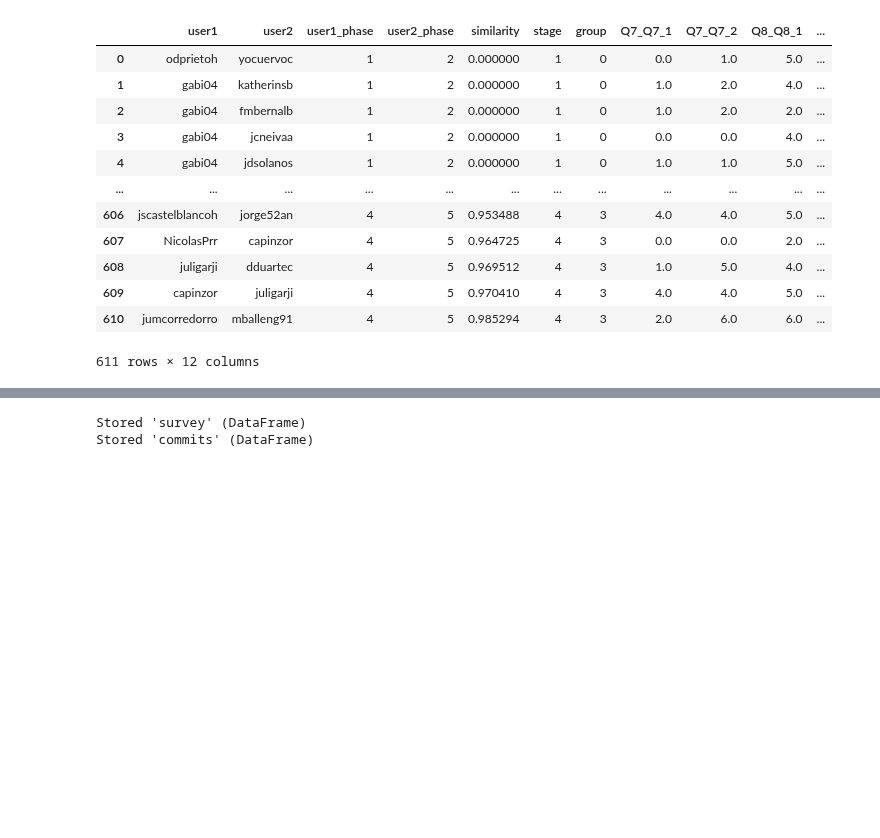
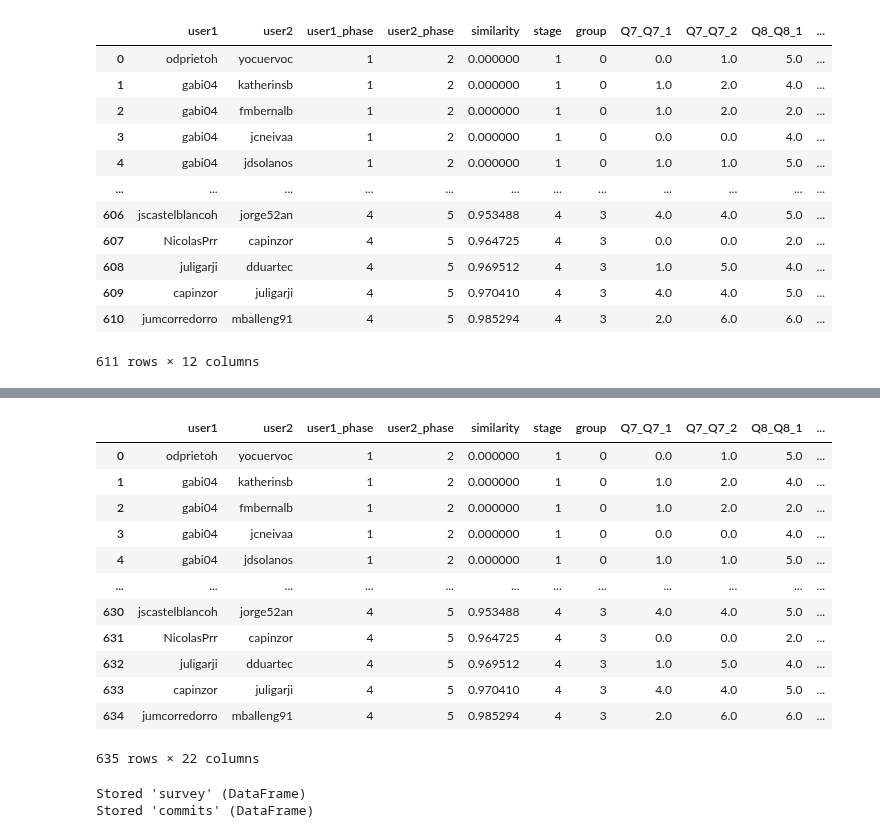
Before and after one commit to ironhacks/spring-2017-analysis, a Jupyter notebook: spring-2017/script/analysis/Panel-Data-Relational-Novelty.ipynb, the cells around one changed output, grey strips where cells are left out. Cells and saved outputs as stored; diff of their text form; code cells hidden in the pictures; blank space fills up the shorter version.

Commit message:
improvement scores relate to novelty

```diff
--- a/spring-2017/script/analysis/Panel-Data-Relational-Novelty.ipynb
+++ b/spring-2017/script/analysis/Panel-Data-Relational-Novelty.ipynb
@@ -187,0 +185,3 @@ end
+# %%
+improve_scores['stage'] = improve_scores['stage'] - 1
+improve_scores
@@ -187,0 +202,19 @@ end
+# %%
+scores_novelty = pd.merge(end, improve_scores[['Student', 'stage', 'improve-ur', 'improve-vis', 'improve-total', 'improve-novel', 'improve-tech']], how='left', left_on=['user2', 'stage'], right_on =['Student', 'stage'] )
+scores_novelty['count'] = scores_novelty['count'].fillna(0)
+scores_novelty = scores_novelty.drop(['Student'], axis=1)
+scores_novelty
+# %% [output]
+|  | user1 | user2 | user1_phase | user2_phase | similarity | stage | group | Q7_Q7_1 | Q7_Q7_2 | Q8_Q8_1 | ... |
+| 0 | odprietoh | yocuervoc | 1 | 2 | 0.000000 | 1 | 0 | 0.0 | 1.0 | 5.0 | ... |
+| 1 | gabi04 | katherinsb | 1 | 2 | 0.000000 | 1 | 0 | 1.0 | 2.0 | 4.0 | ... |
+| 2 | gabi04 | fmbernalb | 1 | 2 | 0.000000 | 1 | 0 | 1.0 | 2.0 | 2.0 | ... |
+| 3 | gabi04 | jcneivaa | 1 | 2 | 0.000000 | 1 | 0 | 0.0 | 0.0 | 4.0 | ... |
+| 4 | gabi04 | jdsolanos | 1 | 2 | 0.000000 | 1 | 0 | 1.0 | 1.0 | 5.0 | ... |
+| ... | ... | ... | ... | ... | ... | ... | ... | ... | ... | ... | ... |
+| 630 | jscastelblancoh | jorge52an | 4 | 5 | 0.953488 | 4 | 3 | 4.0 | 4.0 | 5.0 | ... |
+| 631 | NicolasPrr | capinzor | 4 | 5 | 0.964725 | 4 | 3 | 0.0 | 0.0 | 2.0 | ... |
+| 632 | juligarji | dduartec | 4 | 5 | 0.969512 | 4 | 3 | 1.0 | 5.0 | 4.0 | ... |
+| 633 | capinzor | juligarji | 4 | 5 | 0.970410 | 4 | 3 | 4.0 | 4.0 | 5.0 | ... |
+| 634 | jumcorredorro | mballeng91 | 4 | 5 | 0.985294 | 4 | 3 | 2.0 | 6.0 | 6.0 | ... |
+635 rows × 22 columns
```
Also changed, not shown: parts of 5 cells of this notebook, 6 other files.
